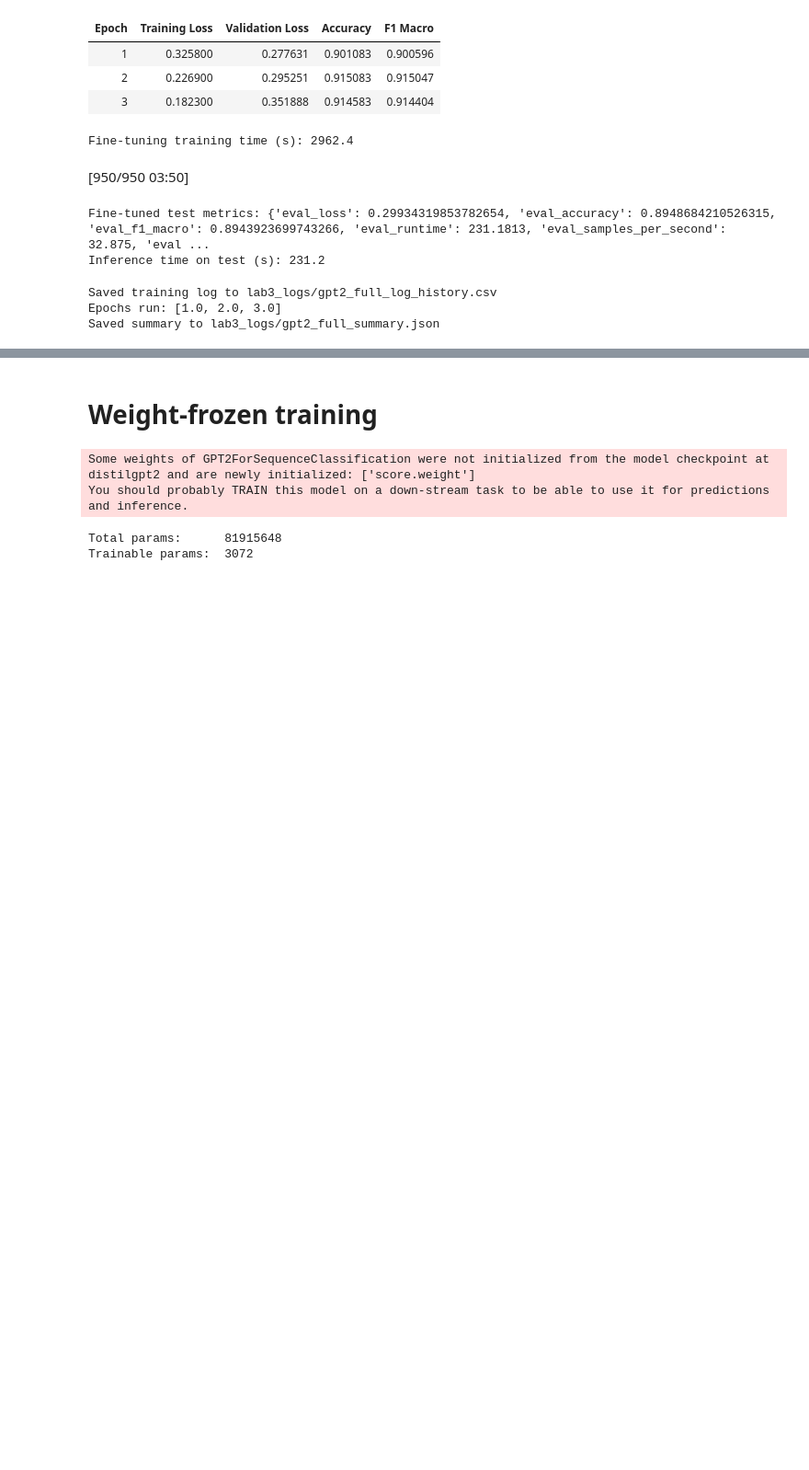
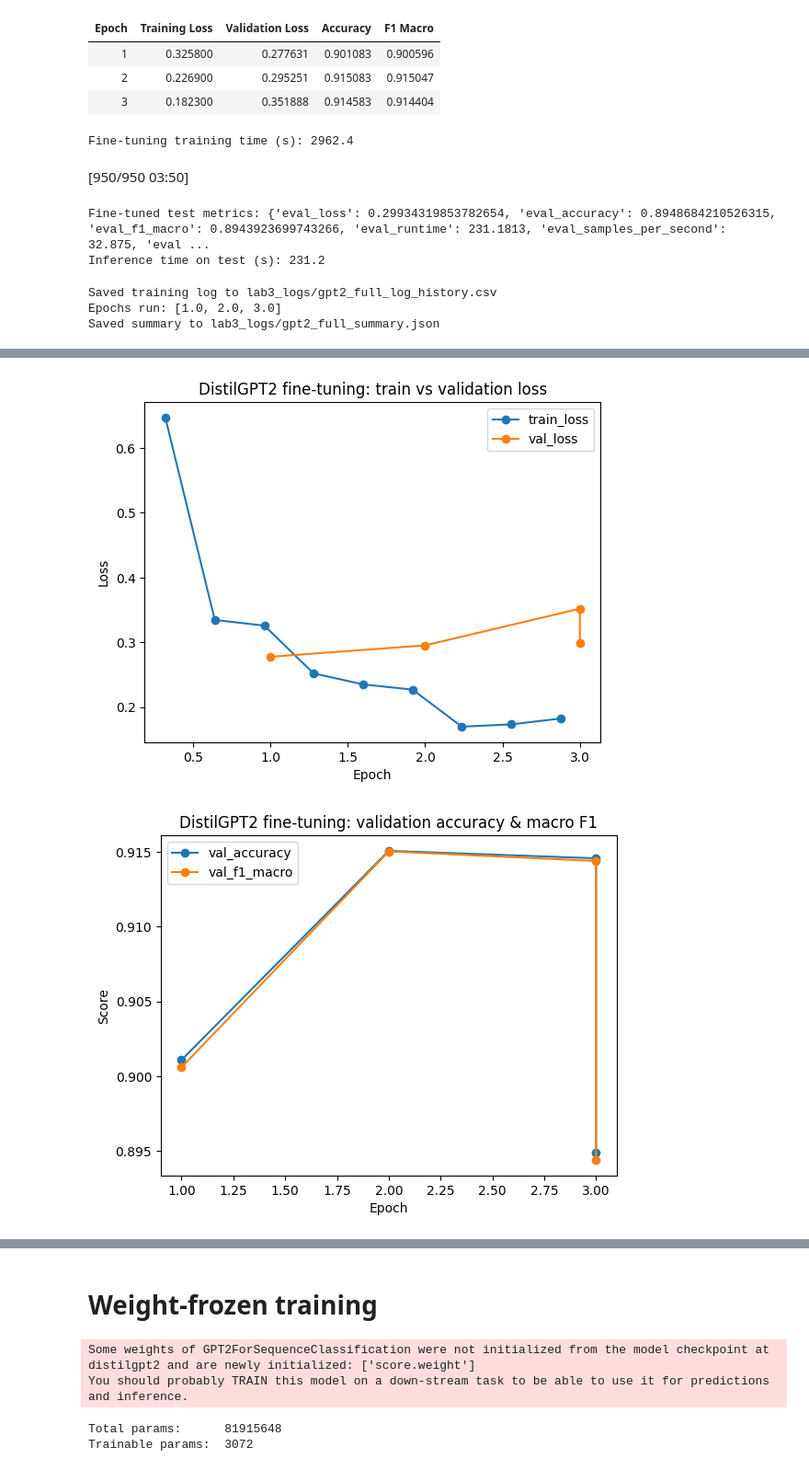
Before and after one commit to juliaryb/computational-linguistics, a Jupyter notebook: lab3/lab3_report.ipynb, the cells around one changed output, grey strips where cells are left out. Shown at 92% size. Drawn from its saved outputs; the diff is of its cells as text; code cells hidden in the pictures; blank space fills up the shorter version.

```diff
--- a/lab3/lab3_report.ipynb
+++ b/lab3/lab3_report.ipynb
@@ -382,0 +437,7 @@ Saved summary to lab3_logs/gpt2_full_summary.json
+# %%
+import pandas as pd
+import matplotlib.pyplot as plt
+
+# Load history
+log_df = pd.read_csv("lab3_logs/gpt2_full_log_history.csv")
+display(log_df.head(5))
@@ -382,0 +451,9 @@ Saved summary to lab3_logs/gpt2_full_summary.json
+# %%
+# Validation metrics per epoch (one row per eval)
+val_rows = log_df.dropna(subset=["eval_loss"])
+display(val_rows[["epoch", "eval_loss", "eval_accuracy", "eval_f1_macro"]])
+
+# Approximate training loss per epoch: average of 'loss' logs per epoch
+train_rows = log_df.dropna(subset=["loss"])
+train_epoch_stats = train_rows.groupby("epoch")["loss"].mean().reset_index()
+display(train_epoch_stats)
@@ -382,0 +476,21 @@ Saved summary to lab3_logs/gpt2_full_summary.json
+# %%
+plt.figure()
+plt.plot(train_epoch_stats["epoch"], train_epoch_stats["loss"], marker="o",  label="train_loss")
+plt.plot(val_rows["epoch"], val_rows["eval_loss"], marker="o", label="val_loss")
+plt.xlabel("Epoch")
+plt.ylabel("Loss")
+plt.title("DistilGPT2 fine-tuning: train vs validation loss")
+plt.legend()
+plt.show()
+
+plt.figure()
+plt.plot(val_rows["epoch"], val_rows["eval_accuracy"], marker="o", label="val_accuracy")
+plt.plot(val_rows["epoch"], val_rows["eval_f1_macro"], marker="o", label="val_f1_macro")
+plt.xlabel("Epoch")
+plt.ylabel("Score")
+plt.title("DistilGPT2 fine-tuning: validation accuracy & macro F1")
+plt.legend()
+plt.show()
+# %% [output]
+[figure, added]
+[figure, added]
```
Also changed, not shown: parts of 32 cells of this notebook.
